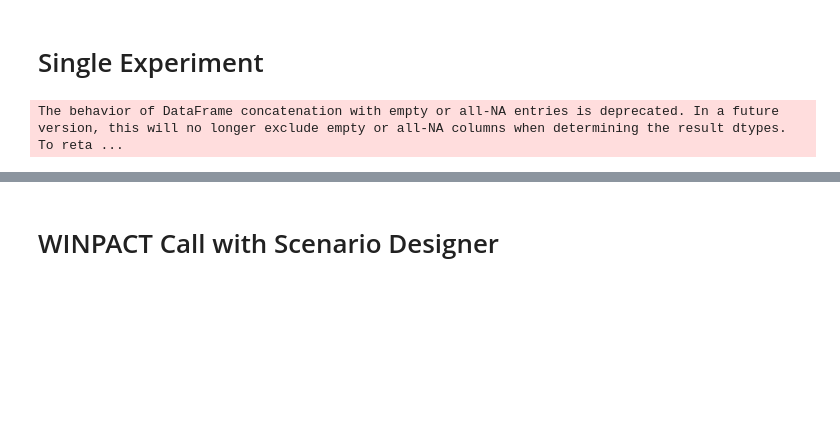
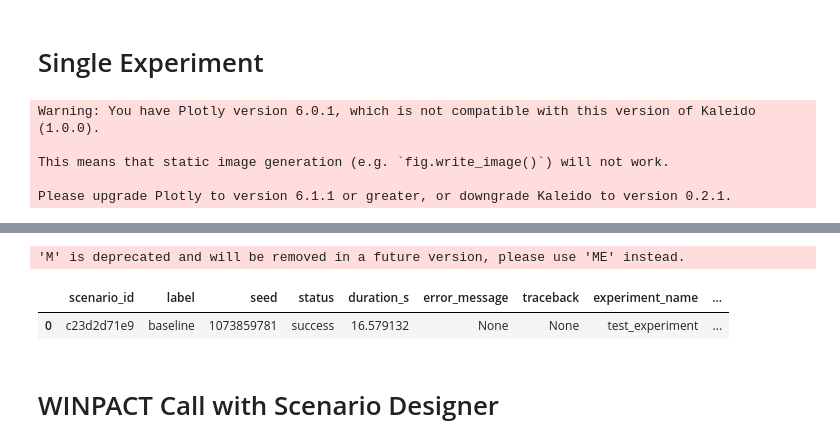
Before and after one commit to s243083/LCA-Special-Course, a Jupyter notebook: examples/WINPACT_API.ipynb, the cells around one changed output, grey strips where cells are left out. Drawn from its saved outputs; the diff is of its cells as text; code cells hidden in the pictures; blank space fills up the shorter version.

```diff
--- a/examples/WINPACT_API.ipynb
+++ b/examples/WINPACT_API.ipynb
@@ -223,6 +223,8 @@ LIBRARY_PATH = PROJECT_ROOT / "examples" / "Inputs" / "HKN"
 RESULT_DIR   = PROJECT_ROOT / "results"
 
 sim_cfg = {
+    "run_marketenv": True,
+    "run_metenv": False,
     "run_capex": True,
     "capex_dashboard": True,
     "run_windfarm": True,
@@ -250,4 +252,8 @@ exp = build_experiment(
 # run the experiment
 exp.run()
 # %% [output]
-The behavior of DataFrame concatenation with empty or all-NA entries is deprecated. In a future version, this will no longer exclude empty or all-NA columns when determining the result dtypes. To reta ...
+Warning: You have Plotly version 6.0.1, which is not compatible with this version of Kaleido (1.0.0).
+
+This means that static image generation (e.g. `fig.write_image()`) will not work.
+
+Please upgrade Plotly to version 6.1.1 or greater, or downgrade Kaleido to version 0.2.1.
@@ -254,3 +263,6 @@ The behavior of DataFrame concatenation with empty or all-NA entries is deprecat
+'M' is deprecated and will be removed in a future version, please use 'ME' instead.
+|  | scenario_id | label | seed | status | duration_s | error_message | traceback | experiment_name | ... |
+| 0 | c23d2d71e9 | baseline | 1073859781 | success | 16.579132 | None | None | test_experiment | ... |
 # %% [markdown]
 # WINPACT Call with Scenario Designer
 # %%
```
Also changed, not shown: parts of 2 cells of this notebook, 34 other files.
